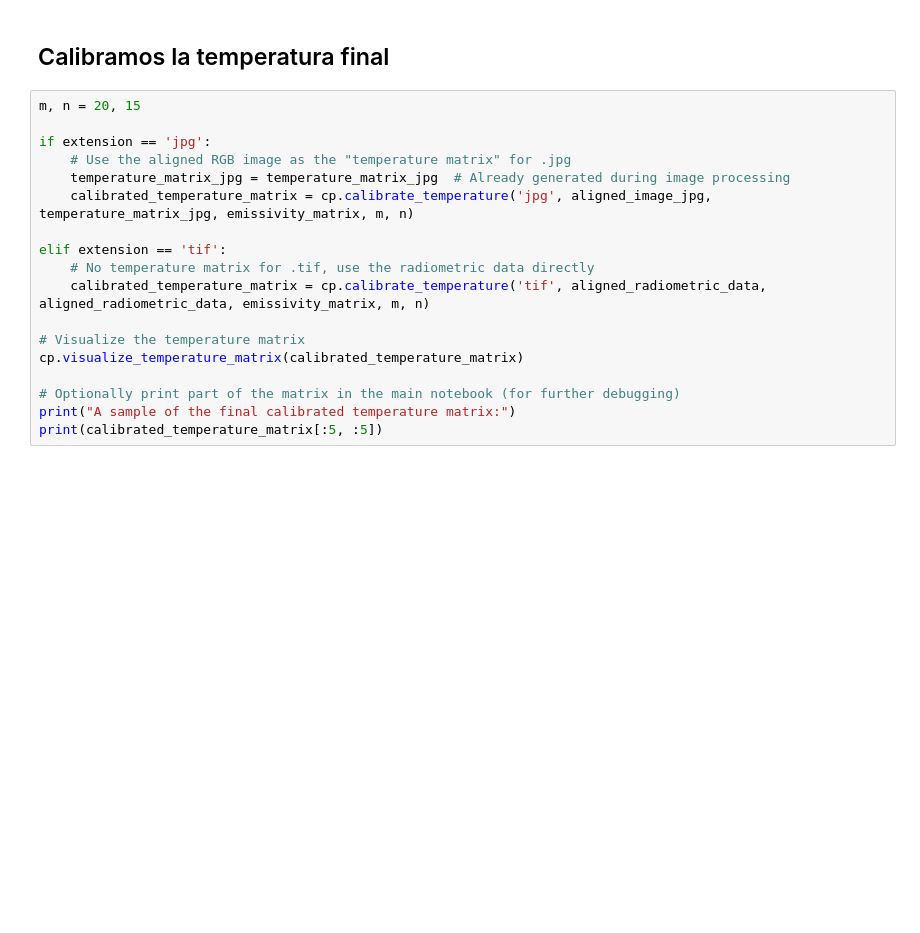
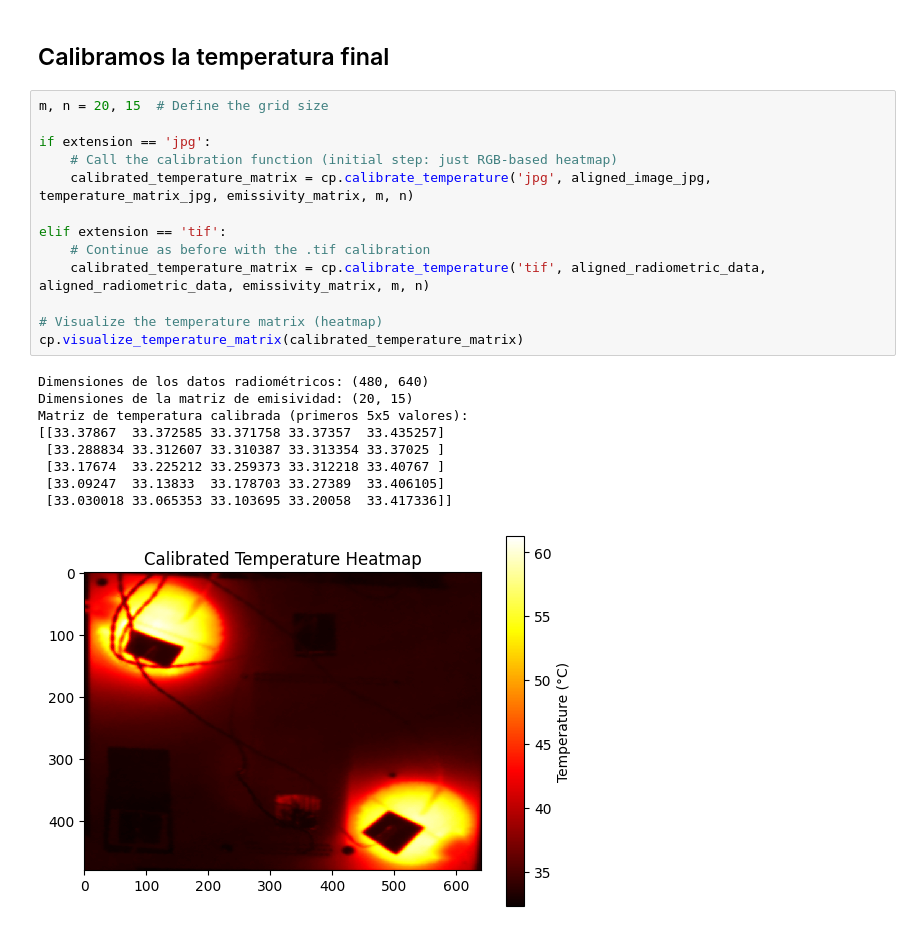
Before and after one commit to IsabelRomeroPrats/TFG-Isa, a Jupyter notebook: main_notebook.ipynb, the cells around one changed output. Cells and saved outputs as stored; diff of their text form; blank space fills up the shorter version.

```diff
--- a/main_notebook.ipynb
+++ b/main_notebook.ipynb
@@ -100,20 +111,25 @@ elif extension == 'tif':
 # %% [markdown]
 ## Calibramos la temperatura final
 # %%
-m, n = 20, 15
+m, n = 20, 15  # Define the grid size
 
 if extension == 'jpg':
-    # Use the aligned RGB image as the "temperature matrix" for .jpg
-    temperature_matrix_jpg = temperature_matrix_jpg  # Already generated during image processing
+    # Call the calibration function (initial step: just RGB-based heatmap)
     calibrated_temperature_matrix = cp.calibrate_temperature('jpg', aligned_image_jpg, temperature_matrix_jpg, emissivity_matrix, m, n)
 
 elif extension == 'tif':
-    # No temperature matrix for .tif, use the radiometric data directly
+    # Continue as before with the .tif calibration
     calibrated_temperature_matrix = cp.calibrate_temperature('tif', aligned_radiometric_data, aligned_radiometric_data, emissivity_matrix, m, n)
 
-# Visualize the temperature matrix
+# Visualize the temperature matrix (heatmap)
 cp.visualize_temperature_matrix(calibrated_temperature_matrix)
-
-# Optionally print part of the matrix in the main notebook (for further debugging)
-print("A sample of the final calibrated temperature matrix:")
-print(calibrated_temperature_matrix[:5, :5])
+# %% [output]
+Dimensiones de los datos radiométricos: (480, 640)
+Dimensiones de la matriz de emisividad: (20, 15)
+Matriz de temperatura calibrada (primeros 5x5 valores):
+[[33.37867  33.372585 33.371758 33.37357  33.435257]
+ [33.288834 33.312607 33.310387 33.313354 33.37025 ]
+ [33.17674  33.225212 33.259373 33.312218 33.40767 ]
+ [33.09247  33.13833  33.178703 33.27389  33.406105]
+ [33.030018 33.065353 33.103695 33.20058  33.417336]]
+[figure, added]
```
Also changed, not shown: parts of 3 cells of this notebook, 4 other files.
